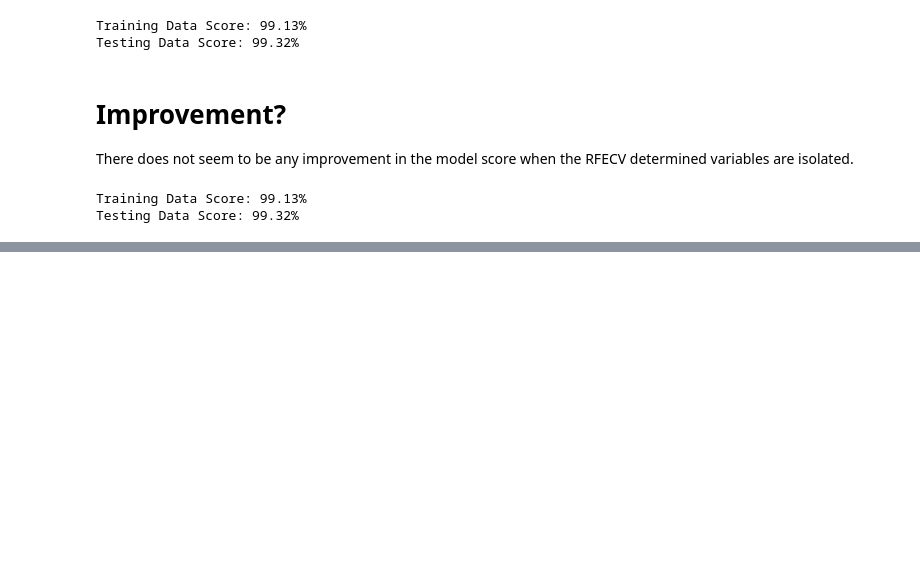
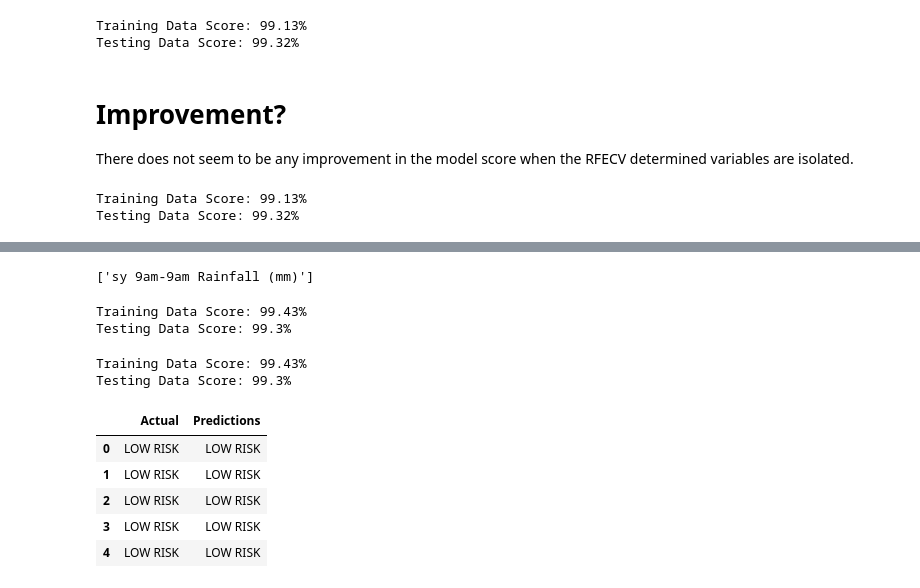
Before and after one commit to EpicTomatoSauce/uwa_final_project, a Jupyter notebook: clean.ipynb, the cells around one changed output, grey strips where cells are left out. Cells and saved outputs as stored; diff of their text form; code cells hidden in the pictures; blank space fills up the shorter version.

Commit message:
Add files via upload
ML Models completed and Tableau Workbook Started

```diff
--- a/clean.ipynb
+++ b/clean.ipynb
@@ -334,0 +433,10 @@ Testing Data Score: 99.32%
+# %%
+# Therefore, we will capture all variables which score > 0.3.
+RFECV_vars = []
+for ea in RFECV_features:
+    if ea[0] >= 0.3:
+        RFECV_vars.append(ea[1])
+
+RFECV_vars
+# %% [output]
+['sy 9am-9am Rainfall (mm)']
@@ -334,0 +453,67 @@ Testing Data Score: 99.32%
+# %%
+# create a new model using RFECV determined variables
+RFC_RFECV = RandomForestClassifier(n_estimators = 500)
+RFC_RFECV.fit(X_train_scaled, y_train)
+
+RFC_RFECV_train_score = round(RFC_RFECV.score(X_train_scaled, y_train)*100,2)
+RFC_RFECV_test_score = round(RFC_RFECV.score(X_test_scaled, y_test)*100,2)
+
+print(f"Training Data Score: {RFC_RFECV_train_score}%")
+print(f"Testing Data Score: {RFC_RFECV_test_score}%")
+# %% [output]
+Training Data Score: 99.43%
+Testing Data Score: 99.3%
+# %%
+# Create the GridSearchCV model
+RFC_GSCV = RandomForestClassifier(random_state = 42)
+
+# https://towardsdatascience.com/hyperparameter-tuning-the-random-forest-in-python-using-scikit-learn-28d2aa77dd74
+
+param_grid = {
+    'n_estimators': [200, 600, 1200, 1400],
+    'max_features': ['auto', 'sqrt', 'log2'],
+    'max_depth': [14, 15, 16, 17, 18, None]
+}
+
+grid = GridSearchCV(RFC_GSCV, param_grid, cv=5, verbose=0, n_jobs=-1)
+
+# Train the model with GridSearch
+_ = grid.fit(X_train_scaled, y_train)
+# %%
+# Train the model with GridSearch
+# https://levelup.gitconnected.com/using-gridsearchcv-to-optimize-your-machine-learning-models-1ebb3b054cd7
+# criterion can be set to entropy as the dataset is not particularly large, so computational requirements not too onerous
+
+n_estimators = grid.best_params_['n_estimators']
+max_features = grid.best_params_['max_features']
+max_depth = grid.best_params_['max_depth']
+criterion = 'entropy'
+
+
+RFC_GSCV_tuned = RandomForestClassifier(max_features = max_features, n_estimators = n_estimators, criterion = criterion, max_depth = max_depth, random_state = 42)
+RFC_GSCV_tuned.fit(X_train_scaled, y_train)
+
+RFC_GSCV_tuned_train_score = round(RFC_GSCV_tuned.score(X_train_scaled, y_train)*100,2)
+RFC_GSCV_tuned_test_score = round(RFC_GSCV_tuned.score(X_test_scaled, y_test)*100,2)
+
+print(f"Training Data Score: {RFC_GSCV_tuned_train_score}%")
+print(f"Testing Data Score: {RFC_GSCV_tuned_test_score}%")
+# %% [output]
+Training Data Score: 99.43%
+Testing Data Score: 99.3%
+# %%
+predictions = RFC_GSCV_tuned.predict(X_test_scaled)
+classifications = y_test.unique().tolist()
+
+prediction_actual = {"Actual": y_test, "Predictions": predictions}
+
+predictions_df = pd.DataFrame(prediction_actual)
+predictions_df = predictions_df.set_index("Actual").reset_index()
+predictions_df.head()
+# %% [output]
+|  | Actual | Predictions |
+| 0 | LOW RISK | LOW RISK |
+| 1 | LOW RISK | LOW RISK |
+| 2 | LOW RISK | LOW RISK |
+| 3 | LOW RISK | LOW RISK |
+| 4 | LOW RISK | LOW RISK |
```
Also changed, not shown: parts of 19 cells of this notebook, 4 other files.
